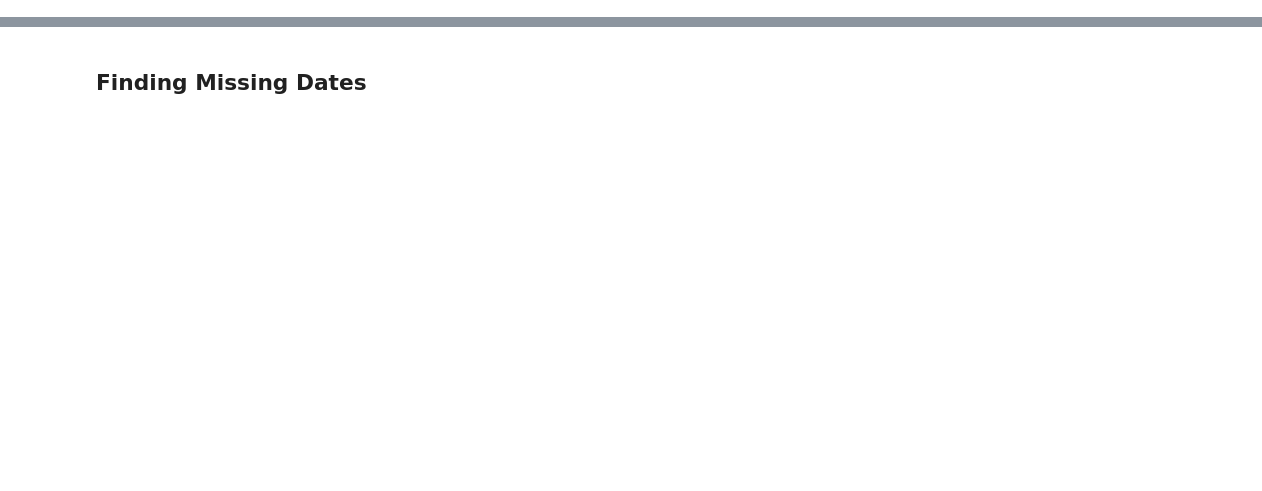
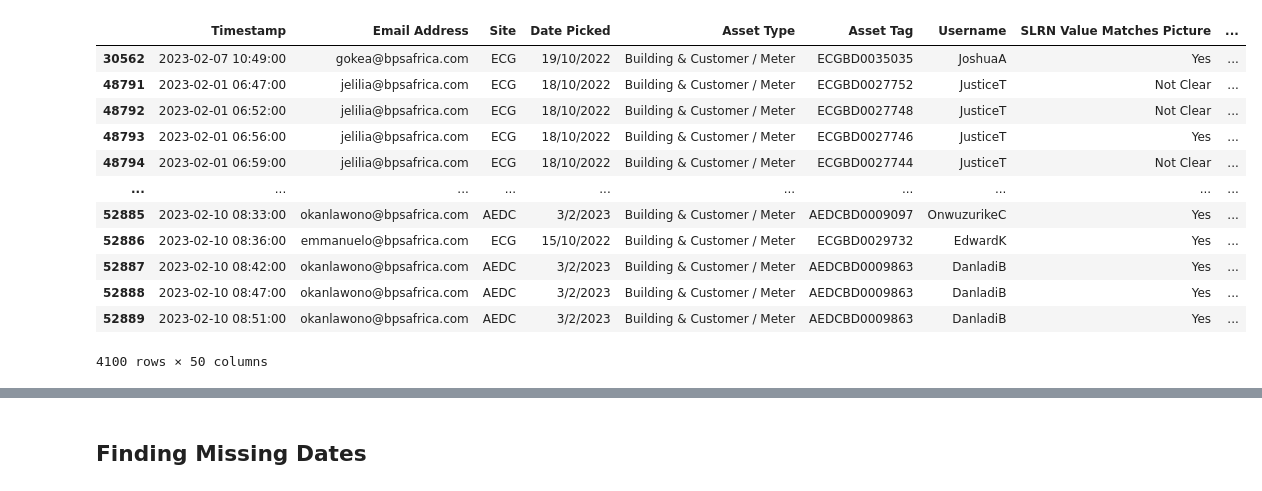
Before and after one commit to adeleyemosh/Data-Quality-Analysis-Python, a Jupyter notebook: back_office_data_quality_report.ipynb, the cells around one changed output, grey strips where cells are left out. Saved outputs shown, nothing was run; the diff lists cells and outputs as text; code cells hidden in the pictures; blank space fills up the shorter version.

```diff
--- a/back_office_data_quality_report.ipynb
+++ b/back_office_data_quality_report.ipynb
@@ -55,0 +64,17 @@ data['data_audit_reject'] = np.where((data['Data Audit Review'] == 'Reject') & (
+# %%
+jan = data[data['month_year'] == 'February - 2023']
+jan
+# %% [output]
+|  | Timestamp | Email Address | Site | Date Picked | Asset Type | Asset Tag | Username | SLRN Value Matches Picture | ... |
+| 30562 | 2023-02-07 10:49:00 | gokea@bpsafrica.com | ECG | 19/10/2022 | Building & Customer / Meter | ECGBD0035035 | JoshuaA | Yes | ... |
+| 48791 | 2023-02-01 06:47:00 | jelilia@bpsafrica.com | ECG | 18/10/2022 | Building & Customer / Meter | ECGBD0027752 | JusticeT | Not Clear | ... |
+| 48792 | 2023-02-01 06:52:00 | jelilia@bpsafrica.com | ECG | 18/10/2022 | Building & Customer / Meter | ECGBD0027748 | JusticeT | Not Clear | ... |
+| 48793 | 2023-02-01 06:56:00 | jelilia@bpsafrica.com | ECG | 18/10/2022 | Building & Customer / Meter | ECGBD0027746 | JusticeT | Yes | ... |
+| 48794 | 2023-02-01 06:59:00 | jelilia@bpsafrica.com | ECG | 18/10/2022 | Building & Customer / Meter | ECGBD0027744 | JusticeT | Not Clear | ... |
+| ... | ... | ... | ... | ... | ... | ... | ... | ... | ... |
+| 52885 | 2023-02-10 08:33:00 | okanlawono@bpsafrica.com | AEDC | 3/2/2023 | Building & Customer / Meter | AEDCBD0009097 | OnwuzurikeC | Yes | ... |
+| 52886 | 2023-02-10 08:36:00 | emmanuelo@bpsafrica.com | ECG | 15/10/2022 | Building & Customer / Meter | ECGBD0029732 | EdwardK | Yes | ... |
+| 52887 | 2023-02-10 08:42:00 | okanlawono@bpsafrica.com | AEDC | 3/2/2023 | Building & Customer / Meter | AEDCBD0009863 | DanladiB | Yes | ... |
+| 52888 | 2023-02-10 08:47:00 | okanlawono@bpsafrica.com | AEDC | 3/2/2023 | Building & Customer / Meter | AEDCBD0009863 | DanladiB | Yes | ... |
+| 52889 | 2023-02-10 08:51:00 | okanlawono@bpsafrica.com | AEDC | 3/2/2023 | Building & Customer / Meter | AEDCBD0009863 | DanladiB | Yes | ... |
+4100 rows × 50 columns
```
Also changed, not shown: parts of 14 cells of this notebook, 2 other files.
